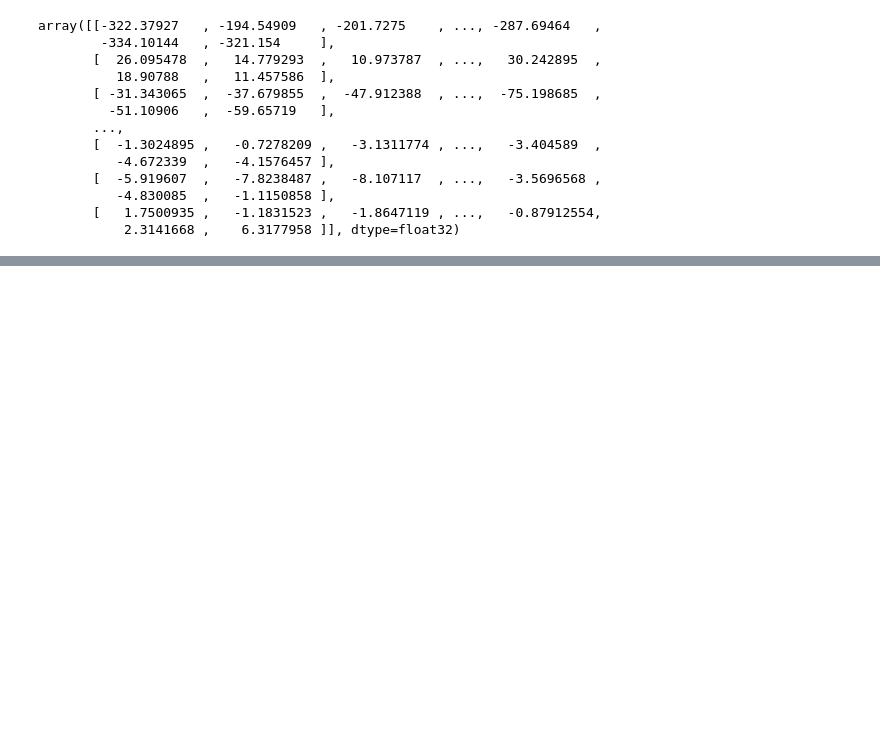
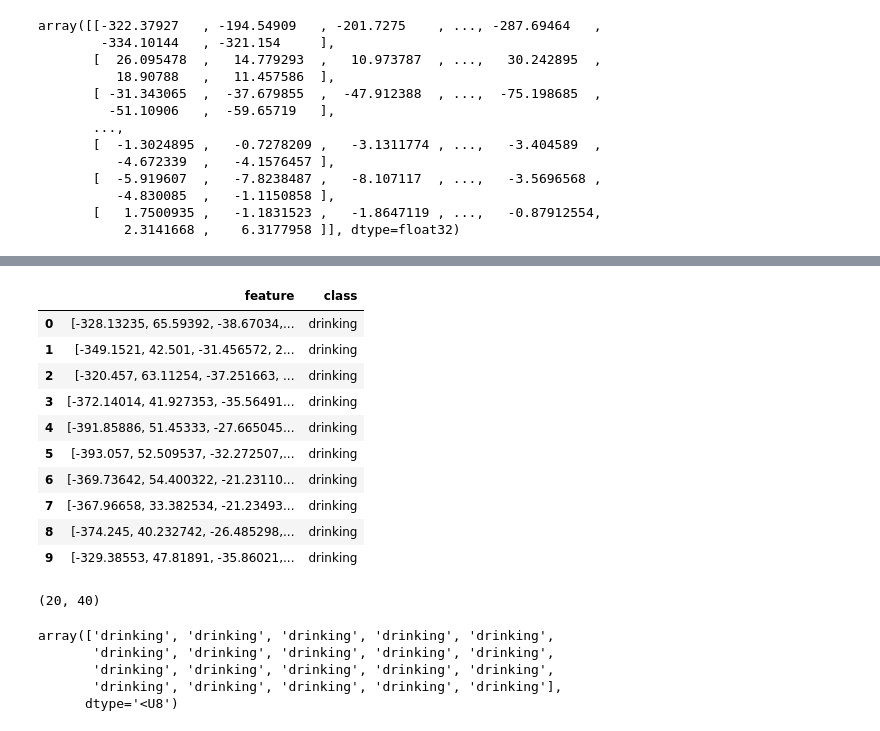
Before and after one commit to djarufes/smartPetMonitor, a Jupyter notebook: audioModel/Audio Data Pre-Processing.ipynb, the cells around one changed output, grey strips where cells are left out. Drawn from its saved outputs; the diff is of its cells as text; code cells hidden in the pictures; blank space fills up the shorter version.

```diff
--- a/audioModel/Audio Data Pre-Processing.ipynb
+++ b/audioModel/Audio Data Pre-Processing.ipynb
@@ -77,0 +78,11 @@ metadata.head(5)
+# %%
+def features_extractor(file):
+    audio, sample_rate = librosa.load(file_name, res_type='kaiser_fast')
+    mfccs_features = librosa.feature.mfcc(y=audio, sr=sample_rate, n_mfcc=40)
+    mfccs_scaled_features = np.mean(mfccs_features.T,axis=0)
+
+    return mfccs_scaled_features
+# %%
+for index_num,row in tqdm(metadata.iterrows()):
+    file_name = os.path.join(os.path.abspath(audio_dataset_path),str(row["file_name"]))
+    print(file_name)
@@ -77,0 +110,9 @@ metadata.head(5)
+# %%
+# Loop for extracting
+extracted_features=[]
+for index_num,row in tqdm(metadata.iterrows()):
+    file_name = os.path.join(os.path.abspath(audio_dataset_path),str(row["file_name"])+'.wav')
+    print(file_name)
+    final_class_labels=row["class"]
+    data=features_extractor(file_name)
+    extracted_features.append([data,final_class_labels])
@@ -77,0 +140,31 @@ metadata.head(5)
+# %%
+# converting extracted spectral features of drinking to Pandas dataframe
+extracted_features_df=pd.DataFrame(extracted_features,columns=['feature','class'])
+extracted_features_df.head(10)
+# %% [output]
+|  | feature | class |
+| 0 | [-328.13235, 65.59392, -38.67034,... | drinking |
+| 1 | [-349.1521, 42.501, -31.456572, 2... | drinking |
+| 2 | [-320.457, 63.11254, -37.251663, ... | drinking |
+| 3 | [-372.14014, 41.927353, -35.56491... | drinking |
+| 4 | [-391.85886, 51.45333, -27.665045... | drinking |
+| 5 | [-393.057, 52.509537, -32.272507,... | drinking |
+| 6 | [-369.73642, 54.400322, -21.23110... | drinking |
+| 7 | [-367.96658, 33.382534, -21.23493... | drinking |
+| 8 | [-374.245, 40.232742, -26.485298,... | drinking |
+| 9 | [-329.38553, 47.81891, -35.86021,... | drinking |
+# %%
+# Split the dataset into independent and dependent dataset
+X=np.array(extracted_features_df['feature'].tolist())
+y=np.array(extracted_features_df['class'].tolist())
+X.shape
+# %% [output]
+(20, 40)
+# %%
+y
+# %% [output]
+array(['drinking', 'drinking', 'drinking', 'drinking', 'drinking',
+       'drinking', 'drinking', 'drinking', 'drinking', 'drinking',
+       'drinking', 'drinking', 'drinking', 'drinking', 'drinking',
+       'drinking', 'drinking', 'drinking', 'drinking', 'drinking'],
+      dtype='<U8')
```
Also changed, not shown: parts of 3 cells of this notebook, 3 other files.
